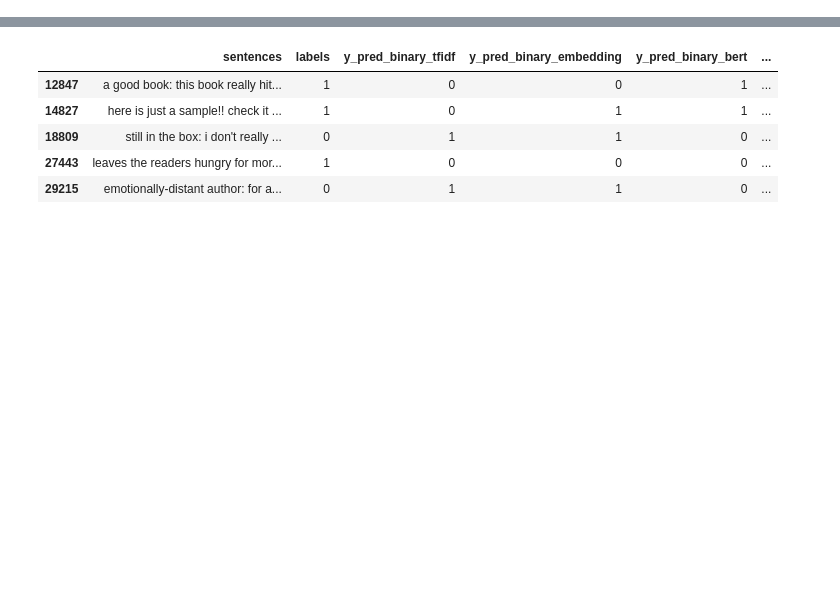
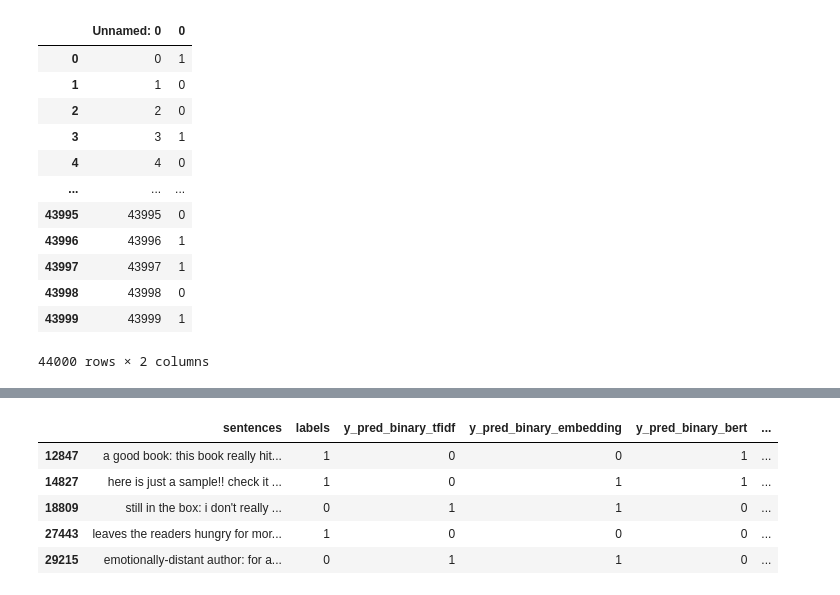
Before and after one commit to mehmetegekacar/Data-Mining-Project, a Jupyter notebook: Error Analysis.ipynb, the cells around one changed output, grey strips where cells are left out. Cells and saved outputs as stored; diff of their text form; code cells hidden in the pictures; blank space fills up the shorter version.

```diff
--- a/Error Analysis.ipynb
+++ b/Error Analysis.ipynb
@@ -16,3 +16,19 @@ y_pred_naivebayes=y_pred_naivebayes["1"]
 y_pred_tfidfsvm=y_pred_tfidfsvm["1"]
 y_pred_bert=y_pred_bert["1"]
 y_pred_embedding=y_pred_embedding.values
+# %%
+y_pred_bert
+# %% [output]
+|  | Unnamed: 0 | 0 |
+| 0 | 0 | 1 |
+| 1 | 1 | 0 |
+| 2 | 2 | 0 |
+| 3 | 3 | 1 |
+| 4 | 4 | 0 |
+| ... | ... | ... |
+| 43995 | 43995 | 0 |
+| 43996 | 43996 | 1 |
+| 43997 | 43997 | 1 |
+| 43998 | 43998 | 0 |
+| 43999 | 43999 | 1 |
+44000 rows × 2 columns
```
Also changed, not shown: parts of 3 cells of this notebook, 5 other files.
